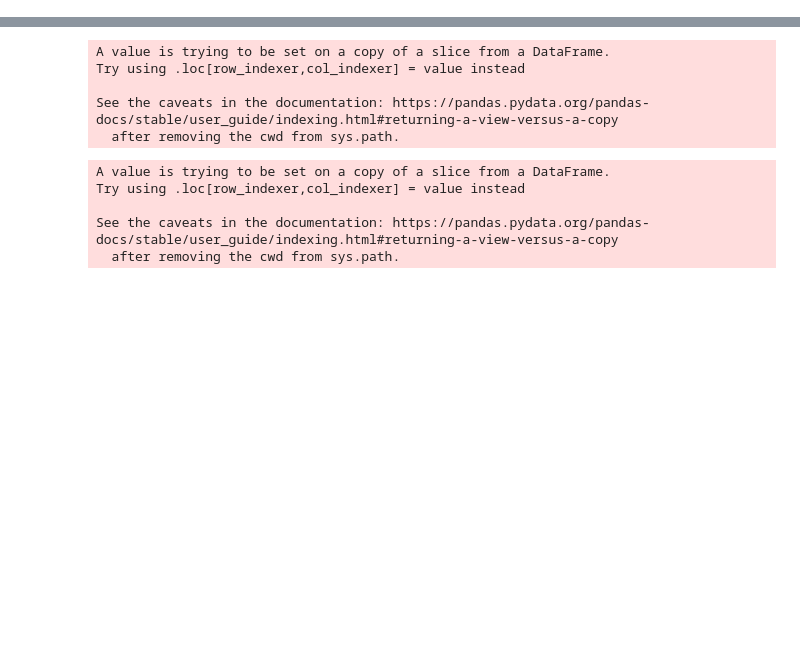
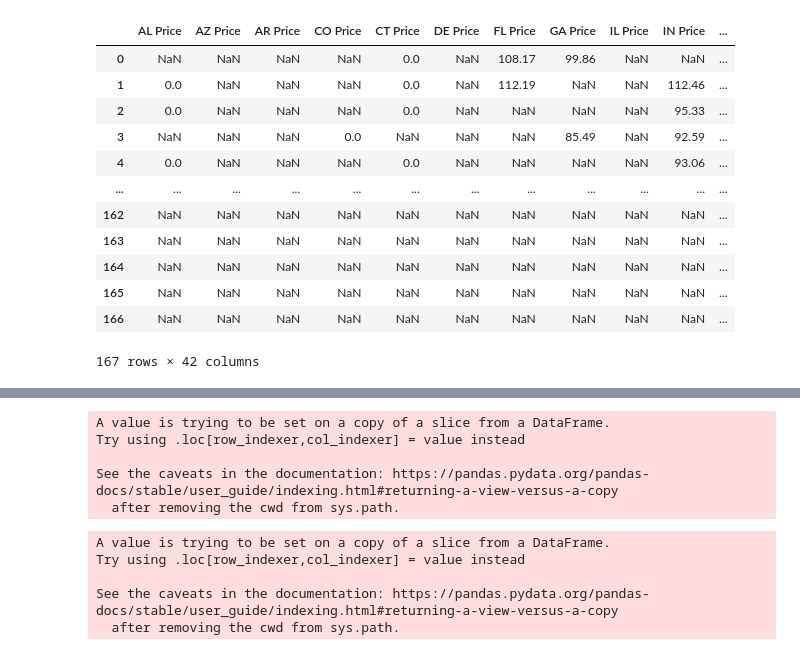
Before and after one commit to JWatson1102/project_1, a Jupyter notebook: Production Price Data.ipynb, the cells around one changed output, grey strips where cells are left out. Cells and saved outputs as stored; diff of their text form; code cells hidden in the pictures; blank space fills up the shorter version.

```diff
--- a/Production Price Data.ipynb
+++ b/Production Price Data.ipynb
@@ -58,0 +102,41 @@ dataframe['Date'] = month
+# %%
+petroleum_df = pd.DataFrame()
+
+for state in state_codes:
+    url = f"http://api.eia.gov/series/?api_key={api_key}&series_id=ELEC.COST.PEL-{state}-99.M"
+    response = requests.get(url).json()
+    try:
+
+        response_data = response['series'][0]['data']
+
+        month = []
+        price = []
+
+        for x in range(167):
+            month.append(response_data[x][0])
+            price.append(response_data[x][1])
+
+        petroleum_df[f'{state} Price'] = price
+
+    except:
+        price = []
+        for x in range(167):
+            price.append('N/A')
+
+petroleum_df['Date'] = month
+
+petroleum_df
+# %% [output]
+|  | AL Price | AZ Price | AR Price | CO Price | CT Price | DE Price | FL Price | GA Price | IL Price | IN Price | ... |
+| 0 | NaN | NaN | NaN | NaN | 0.0 | NaN | 108.17 | 99.86 | NaN | NaN | ... |
+| 1 | 0.0 | NaN | NaN | NaN | 0.0 | NaN | 112.19 | NaN | NaN | 112.46 | ... |
+| 2 | 0.0 | NaN | NaN | NaN | 0.0 | NaN | NaN | NaN | NaN | 95.33 | ... |
+| 3 | NaN | NaN | NaN | 0.0 | NaN | NaN | NaN | 85.49 | NaN | 92.59 | ... |
+| 4 | 0.0 | NaN | NaN | NaN | 0.0 | NaN | NaN | NaN | NaN | 93.06 | ... |
+| ... | ... | ... | ... | ... | ... | ... | ... | ... | ... | ... | ... |
+| 162 | NaN | NaN | NaN | NaN | NaN | NaN | NaN | NaN | NaN | NaN | ... |
+| 163 | NaN | NaN | NaN | NaN | NaN | NaN | NaN | NaN | NaN | NaN | ... |
+| 164 | NaN | NaN | NaN | NaN | NaN | NaN | NaN | NaN | NaN | NaN | ... |
+| 165 | NaN | NaN | NaN | NaN | NaN | NaN | NaN | NaN | NaN | NaN | ... |
+| 166 | NaN | NaN | NaN | NaN | NaN | NaN | NaN | NaN | NaN | NaN | ... |
+167 rows × 42 columns
```
Also changed, not shown: parts of 10 cells of this notebook.
